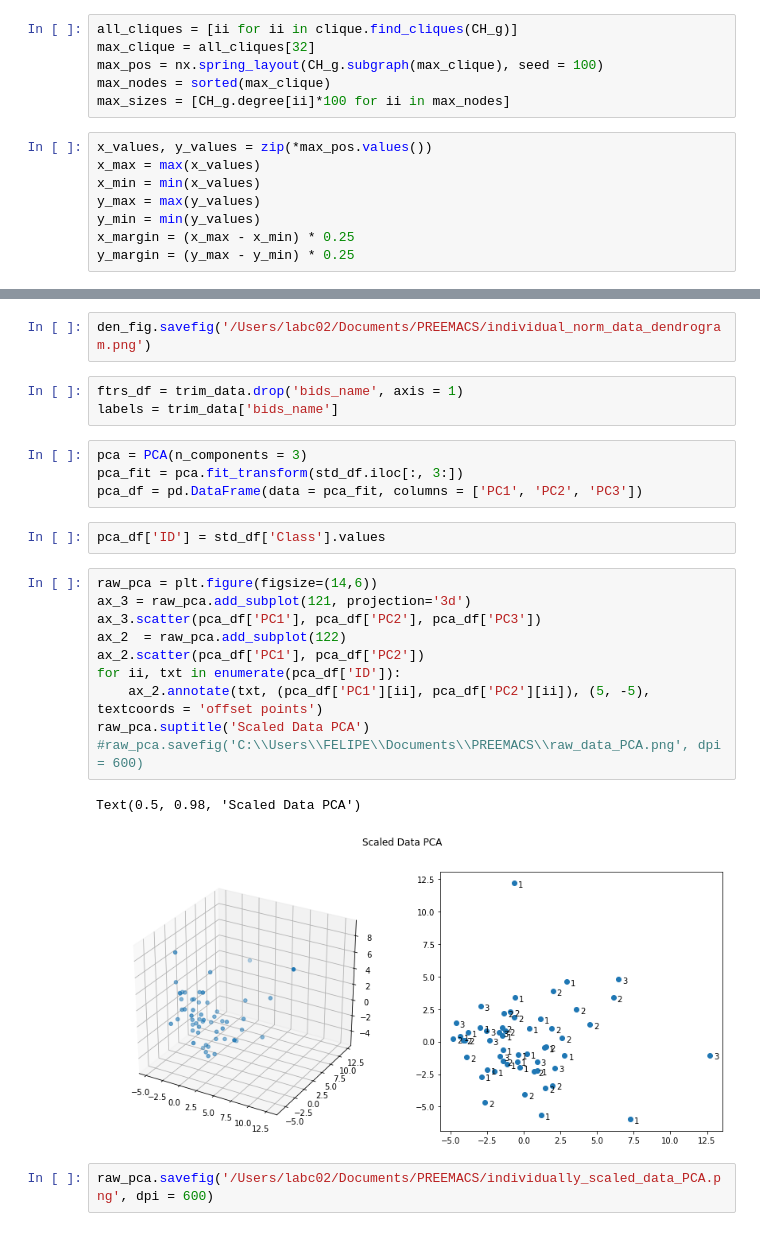
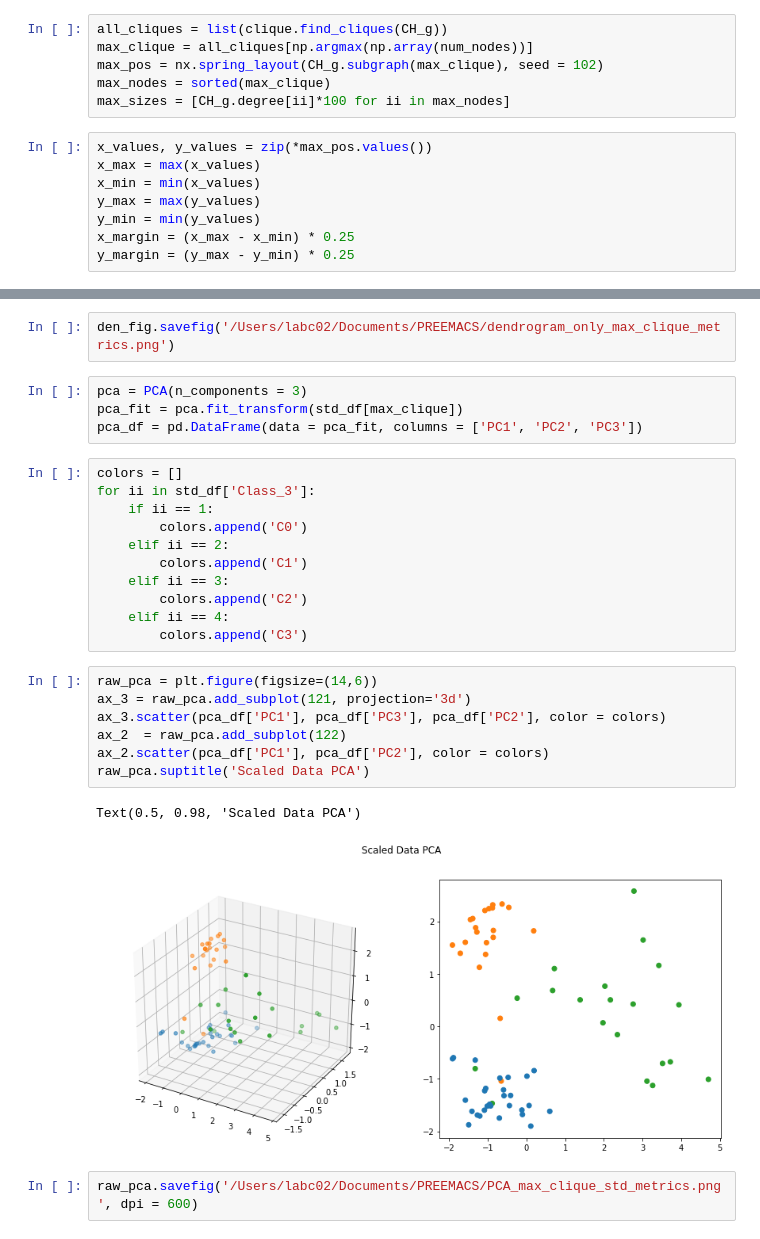
Before and after one commit to FMendezSlc/PREMCAS_COLAB, a Jupyter notebook: Classification_task.ipynb, the cells around one changed output, grey strips where cells are left out. Saved outputs shown, nothing was run; the diff lists cells and outputs as text.

```diff
--- a/Classification_task.ipynb
+++ b/Classification_task.ipynb
@@ -325,9 +212,9 @@ for ii, jj in enumerate(clique.find_cliques(CH_g)):
     num_nodes.append(len(jj))
     clique_idx.append(ii)
 # %%
-all_cliques = [ii for ii in clique.find_cliques(CH_g)]
-max_clique = all_cliques[32]
-max_pos = nx.spring_layout(CH_g.subgraph(max_clique), seed = 100)
+all_cliques = list(clique.find_cliques(CH_g))
+max_clique = all_cliques[np.argmax(np.array(num_nodes))]
+max_pos = nx.spring_layout(CH_g.subgraph(max_clique), seed = 102)
 max_nodes = sorted(max_clique)
 max_sizes = [CH_g.degree[ii]*100 for ii in max_nodes]
 # %%
@@ -370,26 +257,29 @@ Text(0.5, 1.0, 'Standarized per Site Data Dendrogram')
 # %%
-den_fig.savefig('/Users/labc02/Documents/PREEMACS/individual_norm_data_dendrogram.png')
+den_fig.savefig('/Users/labc02/Documents/PREEMACS/dendrogram_only_max_clique_metrics.png')
-# %%
-ftrs_df = trim_data.drop('bids_name', axis = 1)
-labels = trim_data['bids_name']
 # %%
 pca = PCA(n_components = 3)
-pca_fit = pca.fit_transform(std_df.iloc[:, 3:])
+pca_fit = pca.fit_transform(std_df[max_clique])
 pca_df = pd.DataFrame(data = pca_fit, columns = ['PC1', 'PC2', 'PC3'])
-# %%
-pca_df['ID'] = std_df['Class'].values
+# %%
+colors = []
+for ii in std_df['Class_3']:
+    if ii == 1:
+        colors.append('C0')
+    elif ii == 2:
+        colors.append('C1')
+    elif ii == 3:
+        colors.append('C2')
+    elif ii == 4:
+        colors.append('C3')
 # %%
 raw_pca = plt.figure(figsize=(14,6))
 ax_3 = raw_pca.add_subplot(121, projection='3d')
-ax_3.scatter(pca_df['PC1'], pca_df['PC2'], pca_df['PC3'])
+ax_3.scatter(pca_df['PC1'], pca_df['PC3'], pca_df['PC2'], color = colors)
 ax_2  = raw_pca.add_subplot(122)
-ax_2.scatter(pca_df['PC1'], pca_df['PC2'])
-for ii, txt in enumerate(pca_df['ID']):
-    ax_2.annotate(txt, (pca_df['PC1'][ii], pca_df['PC2'][ii]), (5, -5), textcoords = 'offset points')
+ax_2.scatter(pca_df['PC1'], pca_df['PC2'], color = colors)
 raw_pca.suptitle('Scaled Data PCA')
-#raw_pca.savefig('C:\\Users\\FELIPE\\Documents\\PREEMACS\\raw_data_PCA.png', dpi = 600)
 # %% [output]
 Text(0.5, 0.98, 'Scaled Data PCA')
-[figure, old version]
+[figure, new version]
 # %%
-raw_pca.savefig('/Users/labc02/Documents/PREEMACS/individually_scaled_data_PCA.png', dpi = 600)
+raw_pca.savefig('/Users/labc02/Documents/PREEMACS/PCA_max_clique_std_metrics.png', dpi = 600)
```
Also changed, not shown: parts of 40 cells of this notebook.
